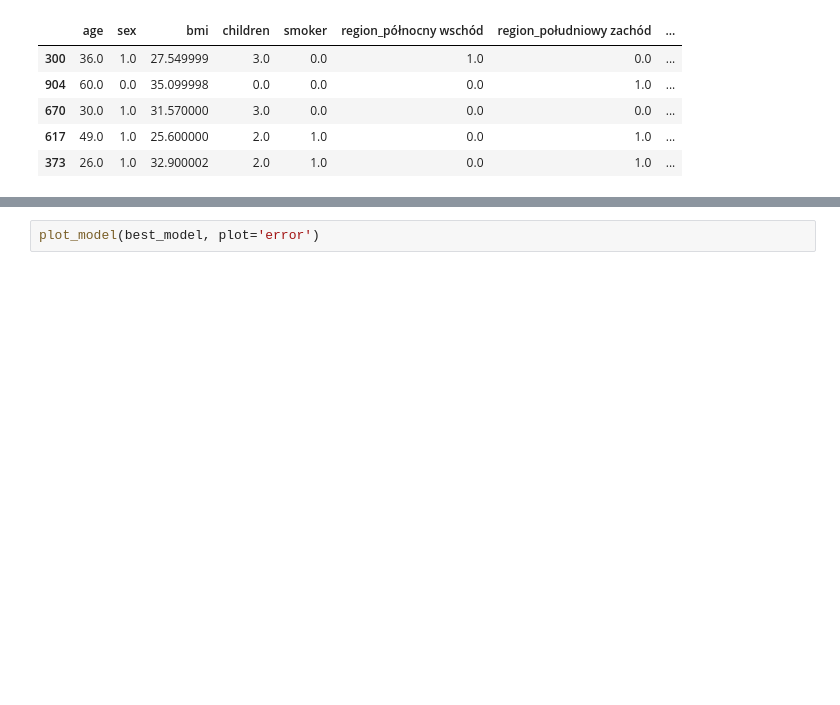
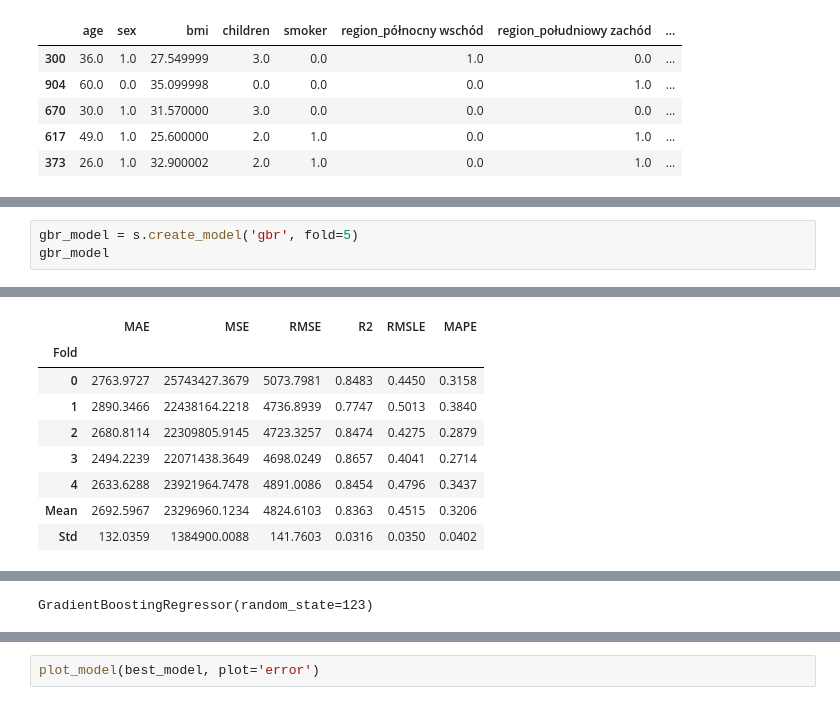
Before and after one commit to sebstr2358/calculate_insurance_app, a Jupyter notebook: v4_insurance_charge.ipynb, the cells around one changed output, grey strips where cells are left out. Cells and saved outputs as stored; diff of their text form; blank space fills up the shorter version.

```diff
--- a/v4_insurance_charge.ipynb
+++ b/v4_insurance_charge.ipynb
@@ -160,0 +179,4 @@ best_model = compare_models()
+# %%
+gbr_model = s.create_model('gbr', fold=5)
+gbr_model
+# %% [output]
@@ -160,0 +184,9 @@ best_model = compare_models()
+|  | MAE | MSE | RMSE | R2 | RMSLE | MAPE |
+| Fold |  |  |  |  |  |  |
+| 0 | 2763.9727 | 25743427.3679 | 5073.7981 | 0.8483 | 0.4450 | 0.3158 |
+| 1 | 2890.3466 | 22438164.2218 | 4736.8939 | 0.7747 | 0.5013 | 0.3840 |
+| 2 | 2680.8114 | 22309805.9145 | 4723.3257 | 0.8474 | 0.4275 | 0.2879 |
+| 3 | 2494.2239 | 22071438.3649 | 4698.0249 | 0.8657 | 0.4041 | 0.2714 |
+| 4 | 2633.6288 | 23921964.7478 | 4891.0086 | 0.8454 | 0.4796 | 0.3437 |
+| Mean | 2692.5967 | 23296960.1234 | 4824.6103 | 0.8363 | 0.4515 | 0.3206 |
+| Std | 132.0359 | 1384900.0088 | 141.7603 | 0.0316 | 0.0350 | 0.0402 |
@@ -160,0 +194 @@ best_model = compare_models()
+GradientBoostingRegressor(random_state=123)
```
Also changed, not shown: parts of 7 cells of this notebook, 5 other files.
